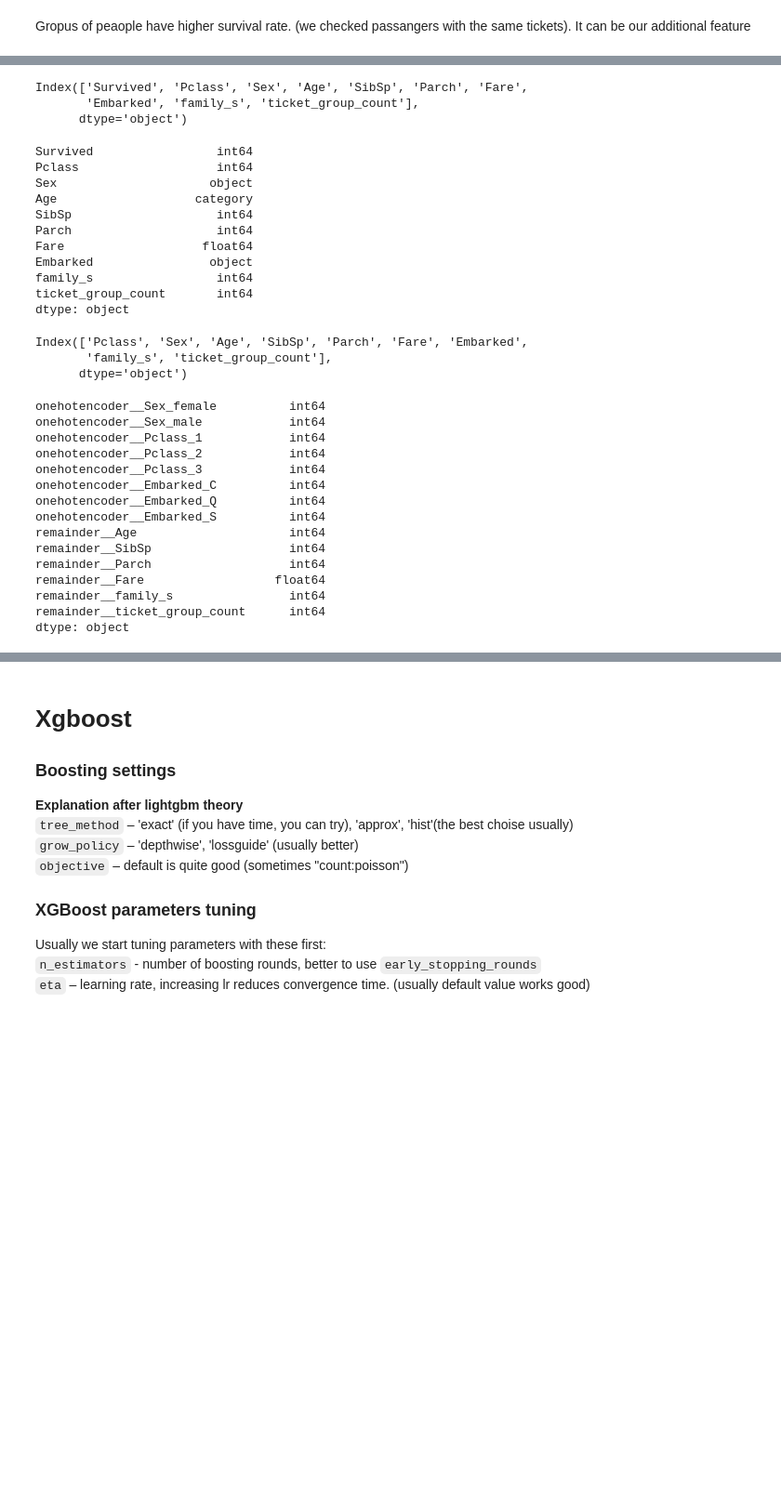
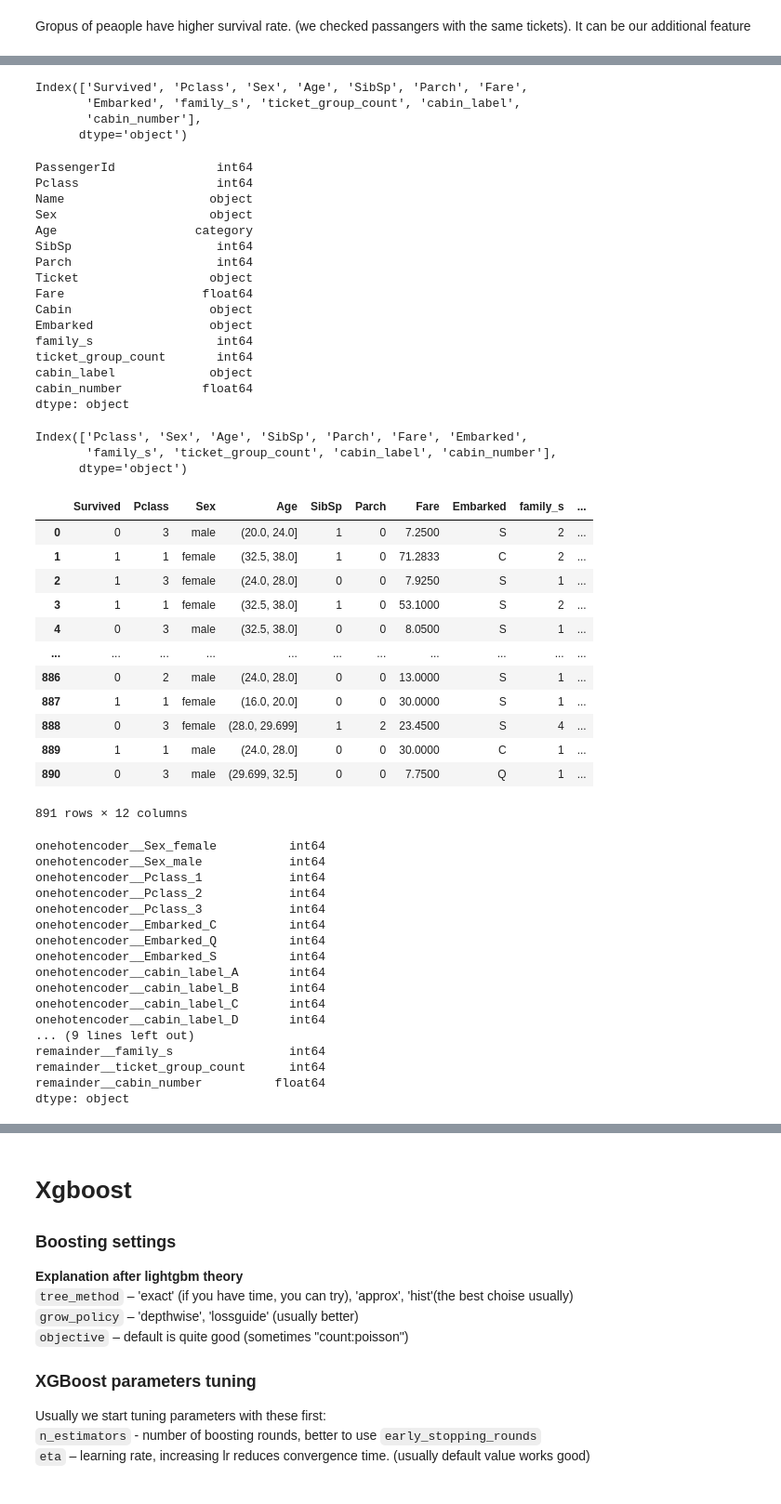
Before and after one commit to varrek/prjct_ml, a Jupyter notebook: hw10_feature_engineering.ipynb, the cells around one changed output, grey strips where cells are left out. Shown: that part at 93% size. Saved outputs shown, nothing was run; the diff lists cells and outputs as text; code cells hidden in the pictures; blank space fills up the shorter version.

Commit message:
Cabin features

```diff
--- a/hw10_feature_engineering.ipynb
+++ b/hw10_feature_engineering.ipynb
@@ -148,0 +160,7 @@ data_test['ticket_group_count'] = data_test.groupby('Ticket')['Ticket'].transfor
+# %%
+data_train['cabin_label'] = data_train['Cabin'].str.slice(0,1)
+data_train['cabin_label'] = data_train["cabin_label"].fillna("N")
+data_test['cabin_label'] = data_test['Cabin'].str.slice(0,1)
+data_test['cabin_label'] = data_test['cabin_label'].fillna("N")
+data_train['cabin_number'] = data_train["Cabin"].str.slice(1,5).str.extract("([0-9]+)", expand=False).astype("float")
+data_test['cabin_number'] = data_test["Cabin"].str.slice(1,5).str.extract("([0-9]+)", expand=False).astype("float")
@@ -154,31 +188,53 @@ y_cat = y = data_train.Survived.reset_index(drop=True)
 data_train.columns
 # %% [output]
 Index(['Survived', 'Pclass', 'Sex', 'Age', 'SibSp', 'Parch', 'Fare',
-       'Embarked', 'family_s', 'ticket_group_count'],
+       'Embarked', 'family_s', 'ticket_group_count', 'cabin_label',
+       'cabin_number'],
       dtype='object')
 # %%
-data_train.dtypes
+data_test.dtypes
 # %% [output]
-Survived                 int64
+PassengerId              int64
 Pclass                   int64
+Name                    object
 Sex                     object
 Age                   category
 SibSp                    int64
 Parch                    int64
+Ticket                  object
 Fare                   float64
+Cabin                   object
 Embarked                object
 family_s                 int64
 ticket_group_count       int64
+cabin_label             object
+cabin_number           float64
 dtype: object
 # %%
 features = data_train.columns[1:]
 features
 # %% [output]
 Index(['Pclass', 'Sex', 'Age', 'SibSp', 'Parch', 'Fare', 'Embarked',
-       'family_s', 'ticket_group_count'],
+       'family_s', 'ticket_group_count', 'cabin_label', 'cabin_number'],
       dtype='object')
+# %%
+data_train
+# %% [output]
+|  | Survived | Pclass | Sex | Age | SibSp | Parch | Fare | Embarked | family_s | ... |
+| 0 | 0 | 3 | male | (20.0, 24.0] | 1 | 0 | 7.2500 | S | 2 | ... |
+| 1 | 1 | 1 | female | (32.5, 38.0] | 1 | 0 | 71.2833 | C | 2 | ... |
+| 2 | 1 | 3 | female | (24.0, 28.0] | 0 | 0 | 7.9250 | S | 1 | ... |
+| 3 | 1 | 1 | female | (32.5, 38.0] | 1 | 0 | 53.1000 | S | 2 | ... |
+| 4 | 0 | 3 | male | (32.5, 38.0] | 0 | 0 | 8.0500 | S | 1 | ... |
+| ... | ... | ... | ... | ... | ... | ... | ... | ... | ... | ... |
+| 886 | 0 | 2 | male | (24.0, 28.0] | 0 | 0 | 13.0000 | S | 1 | ... |
+| 887 | 1 | 1 | female | (16.0, 20.0] | 0 | 0 | 30.0000 | S | 1 | ... |
+| 888 | 0 | 3 | female | (28.0, 29.699] | 1 | 2 | 23.4500 | S | 4 | ... |
+| 889 | 1 | 1 | male | (24.0, 28.0] | 0 | 0 | 30.0000 | C | 1 | ... |
+| 890 | 0 | 3 | male | (29.699, 32.5] | 0 | 0 | 7.7500 | Q | 1 | ... |
+891 rows × 12 columns
 # %%
-categorical_features = ['Sex', 'Pclass', 'Embarked']
+categorical_features = ['Sex', 'Pclass', 'Embarked', 'cabin_label']
 ct = make_column_transformer(
         (OneHotEncoder(), categorical_features),
         remainder='passthrough', verbose_feature_names_out=True)
@@ -192,13 +248,23 @@ X = X.astype({"onehotencoder__Sex_female": int,
              "onehotencoder__Embarked_C": int,
              "onehotencoder__Embarked_Q": int,
              "onehotencoder__Embarked_S": int,
+             "onehotencoder__cabin_label_A": int,
+             "onehotencoder__cabin_label_B": int,
+             "onehotencoder__cabin_label_C": int,
+             "onehotencoder__cabin_label_D": int,
+             "onehotencoder__cabin_label_E": int,
+             "onehotencoder__cabin_label_F": int,
+             "onehotencoder__cabin_label_G": int,
+             "onehotencoder__cabin_label_N": int,
+             "onehotencoder__cabin_label_T": int,
              "remainder__SibSp":int,
              "remainder__Parch": int,
              "remainder__Fare": float,
              "remainder__family_s": int,
-             "remainder__ticket_group_count" : int})
+             "remainder__ticket_group_count" : int,
+             "remainder__cabin_number": float
+             })
 X["remainder__Age"] = LabelEncoder().fit_transform(X["remainder__Age"])
-skf = StratifiedKFold(n_splits=3, shuffle=True, random_state=42)
 X.dtypes
 # %% [output]
 onehotencoder__Sex_female          int64
@@ -209,10 +275,12 @@ onehotencoder__Pclass_3            int64
 onehotencoder__Embarked_C          int64
 onehotencoder__Embarked_Q          int64
 onehotencoder__Embarked_S          int64
-remainder__Age                     int64
-remainder__SibSp                   int64
-remainder__Parch                   int64
-remainder__Fare                  float64
+onehotencoder__cabin_label_A       int64
+onehotencoder__cabin_label_B       int64
+onehotencoder__cabin_label_C       int64
+onehotencoder__cabin_label_D       int64
+... (9 lines left out)
 remainder__family_s                int64
 remainder__ticket_group_count      int64
+remainder__cabin_number          float64
 dtype: object
```
Also changed, not shown: parts of 13 cells of this notebook.
